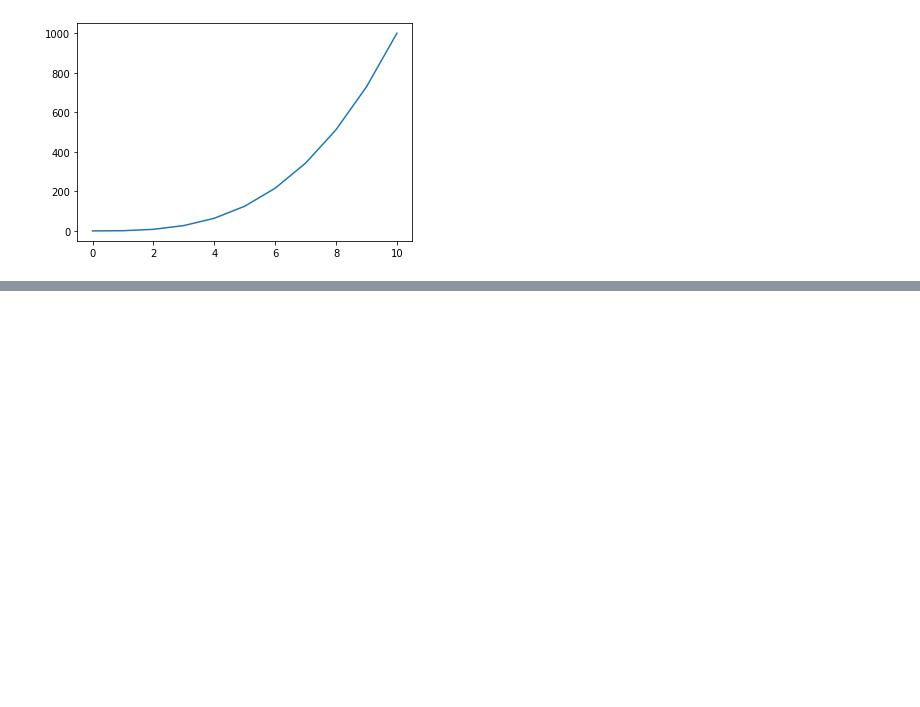
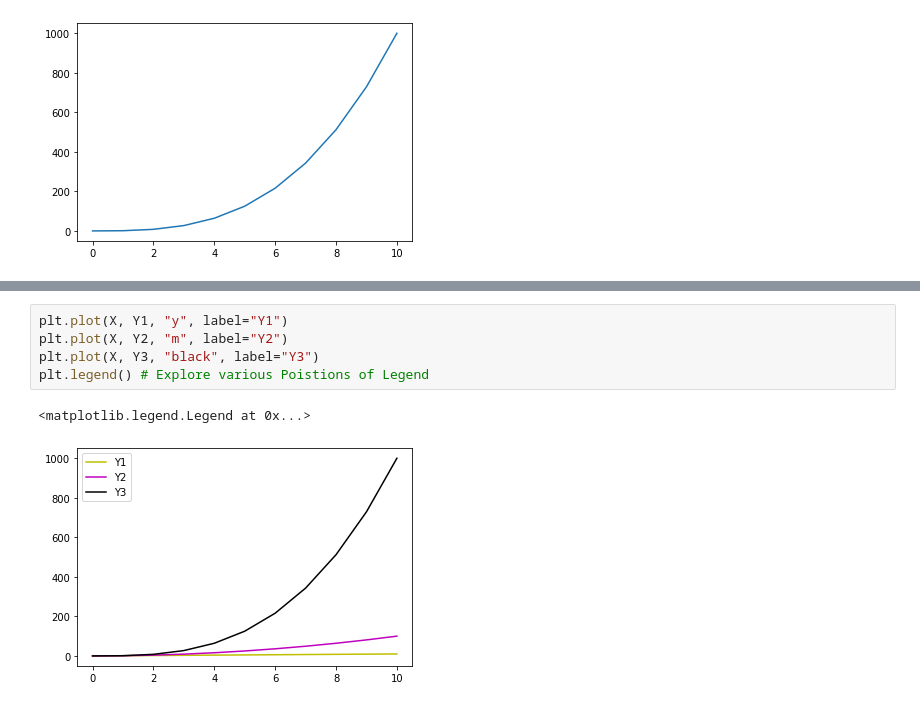
Before and after one commit to ishantk/GW2022PD1, a Jupyter notebook: GW2022PD1.ipynb, the cells around one changed output, grey strips where cells are left out. Saved outputs shown, nothing was run; the diff lists cells and outputs as text; blank space fills up the shorter version.

```diff
--- a/GW2022PD1.ipynb
+++ b/GW2022PD1.ipynb
@@ -394,0 +398,8 @@ plt.plot(X, Y3)
+# %%
+plt.plot(X, Y1, "y", label="Y1")
+plt.plot(X, Y2, "m", label="Y2")
+plt.plot(X, Y3, "black", label="Y3")
+plt.legend() # Explore various Poistions of Legend
+# %% [output]
+<matplotlib.legend.Legend at 0x...>
+[figure, added]
```
Also changed, not shown: parts of 16 cells of this notebook.
